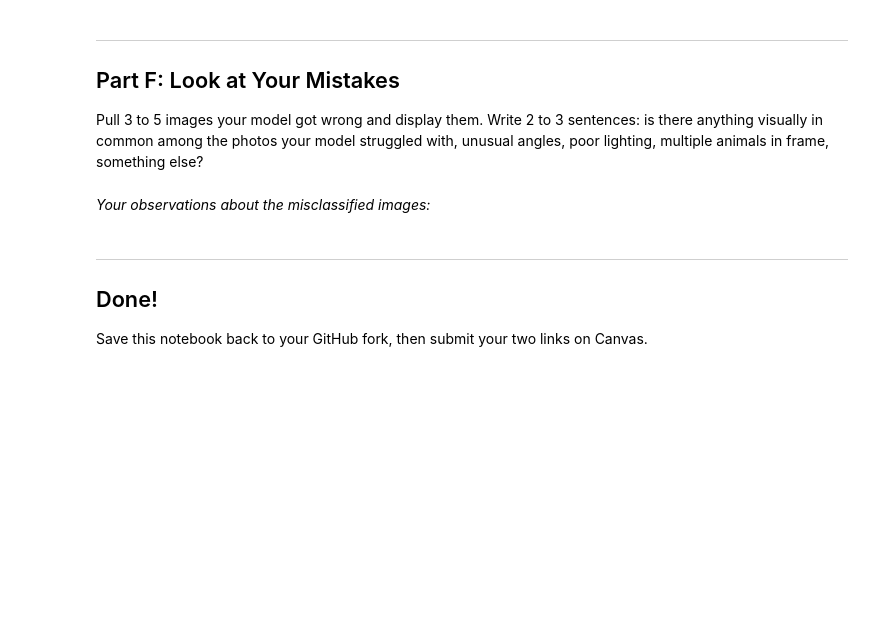
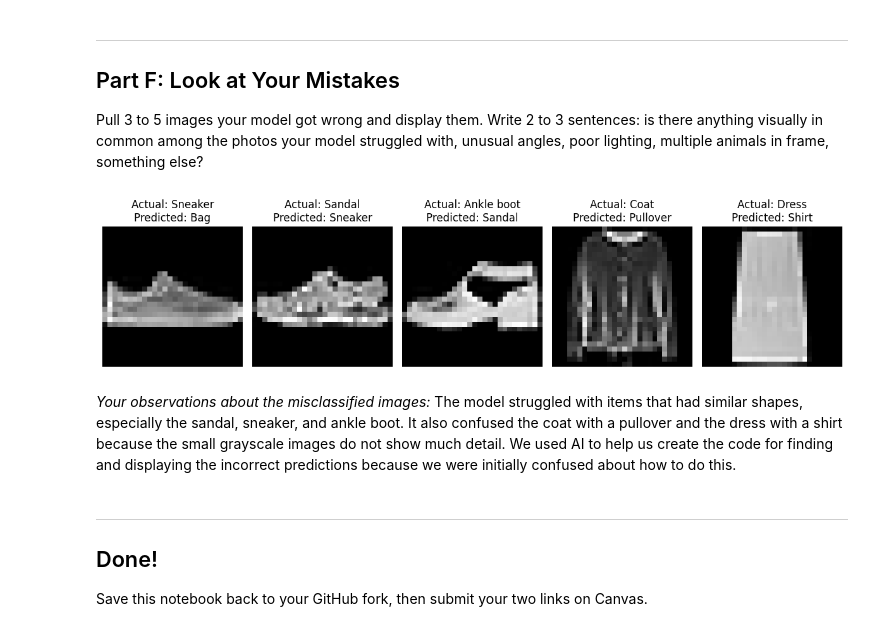
Before and after one commit to hoffmanpeyton14-art/IT480-FA26, a Jupyter notebook: Lab2/Lab2_CNN_PetFinder_Starter.ipynb, the cells around one changed output. Cells and saved outputs as stored; diff of their text form; code cells hidden in the pictures; blank space fills up the shorter version.

```diff
--- a/Lab2/Lab2_CNN_PetFinder_Starter.ipynb
+++ b/Lab2/Lab2_CNN_PetFinder_Starter.ipynb
@@ -189,8 +323,30 @@ Report a confusion matrix for your improved model. Are Dogs or Cats more often m
 Pull 3 to 5 images your model got wrong and display them. Write 2 to 3 sentences: is there anything visually in common among the photos your model struggled with, unusual angles, poor lighting, multiple animals in frame, something else?
 # %%
 # Find and display misclassified images here
+
+y_test_labels = np.argmax(y_test, axis=1)
+
+wrong = np.where(final_preds != y_test_labels)[0]
+
+plt.figure(figsize=(12, 3))
+
+for i in range(5):
+    index = wrong[i]
+
+    plt.subplot(1, 5, i + 1)
+    plt.imshow(x_test[index], cmap="gray")
+    plt.title(
+        f"Actual: {fashion_mnist_labels[y_test_labels[index]]}\n"
+        f"Predicted: {fashion_mnist_labels[final_preds[index]]}"
+    )
+    plt.axis("off")
+
+plt.tight_layout()
+plt.show()
+# %% [output]
+[figure, added]
 # %% [markdown]
-*Your observations about the misclassified images:*
+*Your observations about the misclassified images:* The model struggled with items that had similar shapes, especially the sandal, sneaker, and ankle boot. It also confused the coat with a pullover and the dress with a shirt because the small grayscale images do not show much detail. We used AI to help us create the code for finding and displaying the incorrect predictions because we were initially confused about how to do this.
 # %% [markdown]
 ---
 ## Done!
```
Also changed, not shown: parts of 22 cells of this notebook.
